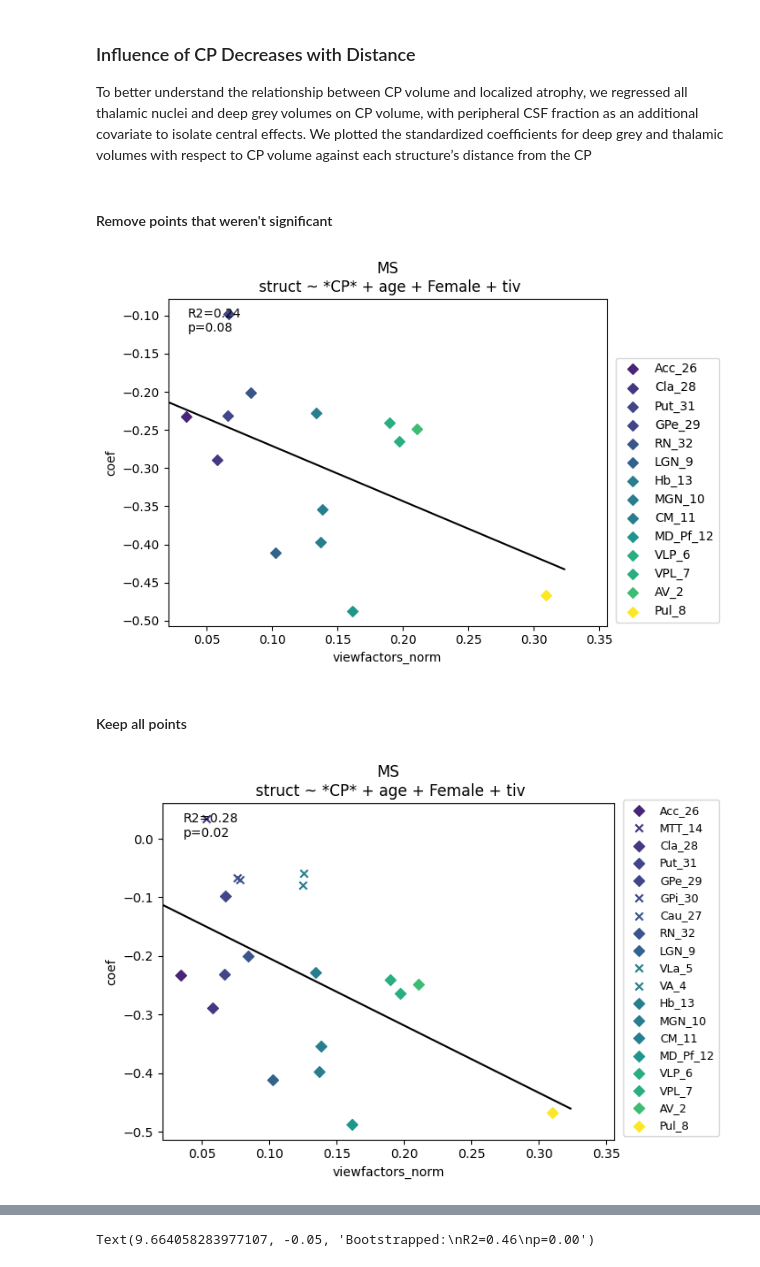
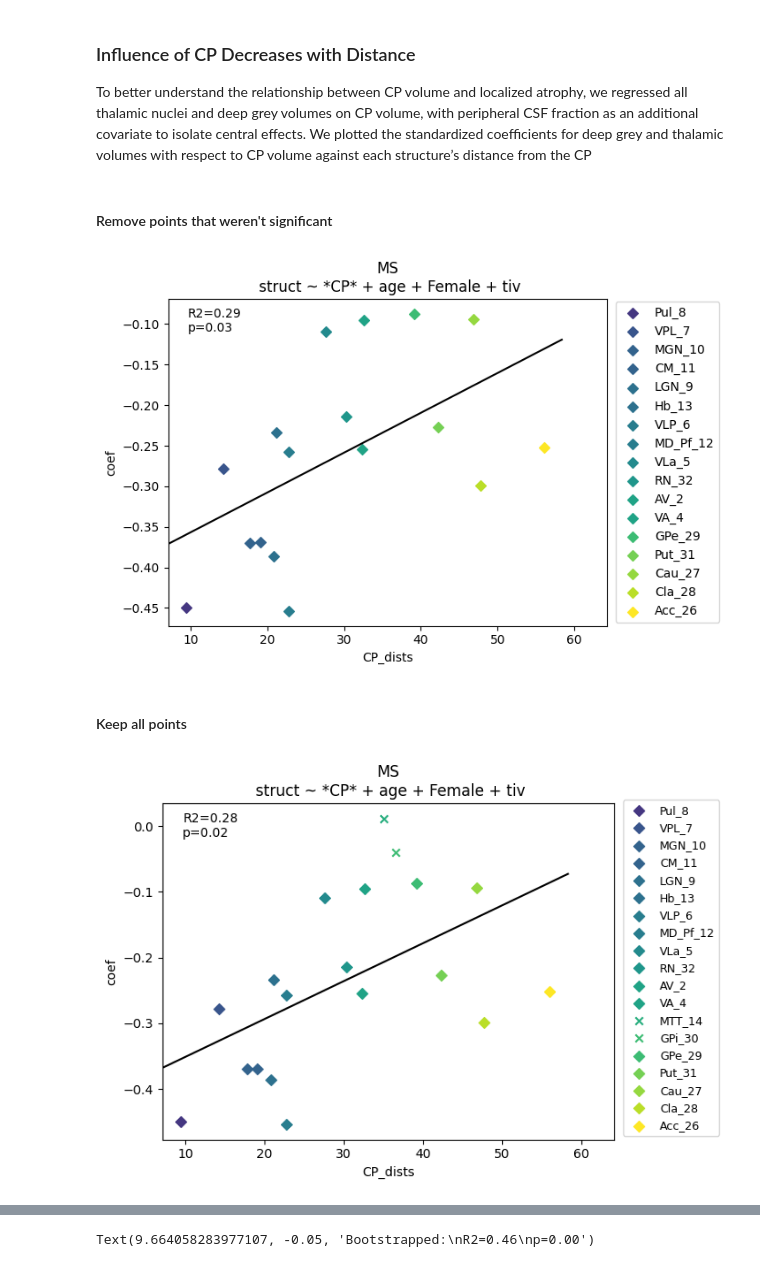
Before and after one commit to srs328/ms_mri, a Jupyter notebook: analysis/thalamus/results/5-CP_distance_gradient.ipynb, the cells around one changed output, grey strips where cells are left out. Cells and saved outputs as stored; diff of their text form; code cells hidden in the pictures.

```diff
--- a/analysis/thalamus/results/5-CP_distance_gradient.ipynb
+++ b/analysis/thalamus/results/5-CP_distance_gradient.ipynb
@@ -416,9 +416,8 @@ show = True
 save_stem = "CP_betas_vs_CP_dists"
 
 # model_data = data_ms_z
-model_data = data_orig[RMS_patients]
+model_data = data_orig[MS_patients]
 model_data = zscore(model_data)
-model_data['periCSF_frac_test'] = np.log(model_data['periCSF_frac'].max() + 1 - model_data['periCSF_frac'])
 
 covariates = ["age", "Female", "tiv"]
 covariates_str = " + ".join(covariates)
@@ -455,7 +454,7 @@ data['viewfactors3_norm'] = mni_viewfactors3_norm
 
 
 
-dist_measure = "viewfactors_norm"
+dist_measure = "CP_dists"
 
 display(Markdown("#### Remove points that weren't significant"))
 fig, axes = plt.subplots()
@@ -488,33 +487,33 @@ plot_xordered_data(
     "struct",
     fit_line=True,
     title=f"MS\n struct ~ *{var_to_plot}* + {covariates_str}",
     axes=axs,
     fig=fig,
     legend=True,
     loc=(0.9, 0.0001),
     fdr=False,
     bbox_to_anchor=(1.02, 0.01),
     sig_only=False,
     legend_fontsize=9
 )
 display(Markdown("#### Keep all points"))
 
 
 if save:
     save_path = fig_path / f"{save_stem}.png"
     # # Extract the legend
     legend = axs.get_legend()
     legend.remove()  # Remove it from the main plot
 
     fig_legend = plt.figure(figsize=(2, 4))  # Adjust size as needed
     fig_legend.legend(handles=legend.legend_handles, labels=[t.get_text() for t in legend.get_texts()],
                     loc='center', frameon=False)
     fig_legend.savefig(fig_path / f"{save_stem}_legend.png", bbox_inches='tight', dpi=300)
 
     # Save the main plot without legend
     fig.savefig(fig_path / f"{save_stem}.png", bbox_inches='tight', dpi=300)
 # %% [output]
 #### Remove points that weren't significant
-[figure, old version]
+[figure, new version]
 #### Keep all points
-[figure, old version]
+[figure, new version]
```
Also changed, not shown: parts of 9 cells of this notebook, 3 other files.
